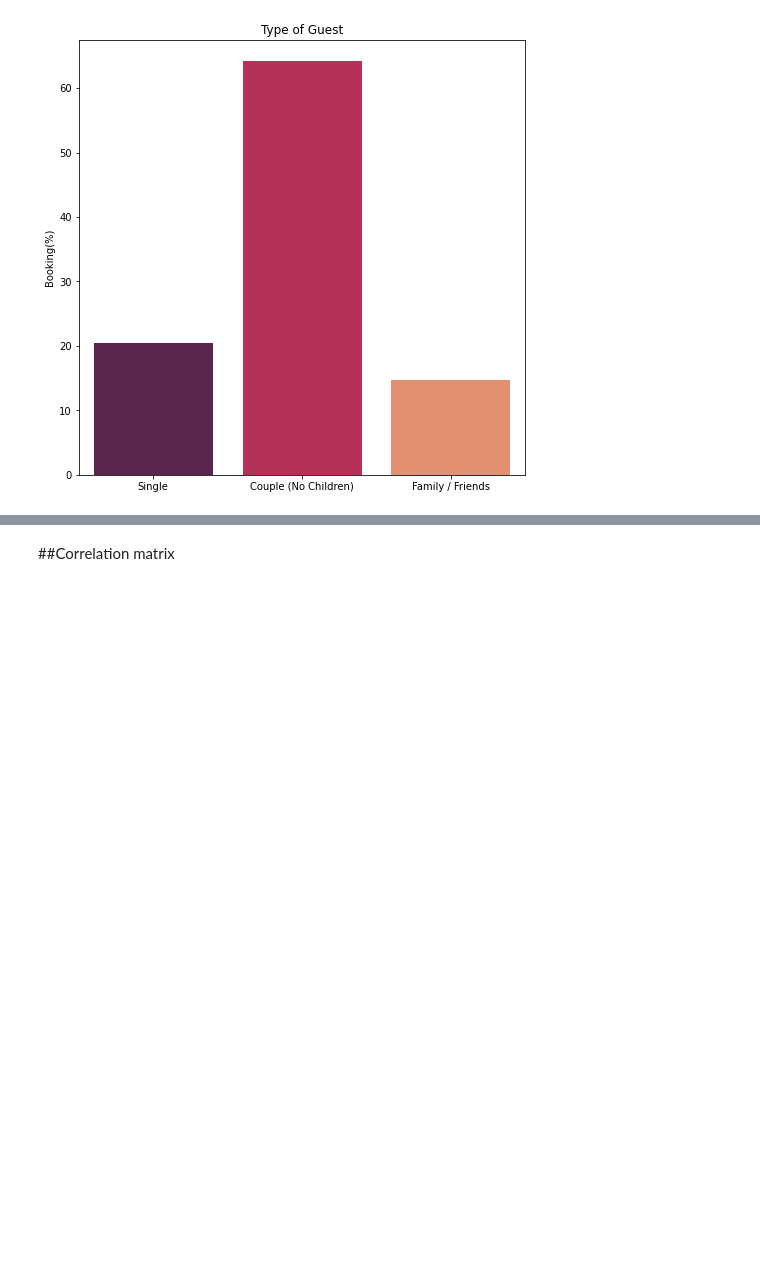
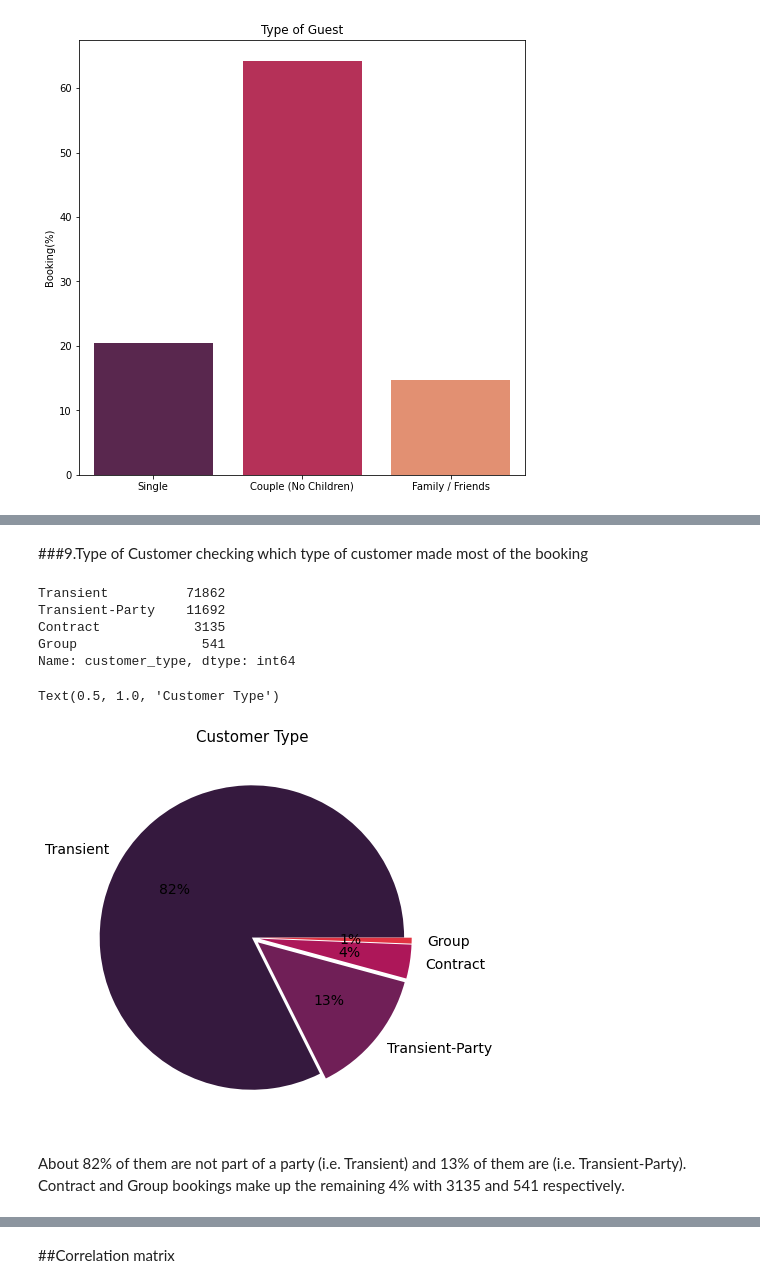
Before and after one commit to rafiddeshmukh/EDA-Hotel_Booking, a Jupyter notebook: Hotel_Booking_Analysis_Capstone_Project.ipynb, the cells around one changed output, grey strips where cells are left out. Drawn from its saved outputs; the diff is of its cells as text; code cells hidden in the pictures; blank space fills up the shorter version.

```diff
--- a/Hotel_Booking_Analysis_Capstone_Project.ipynb
+++ b/Hotel_Booking_Analysis_Capstone_Project.ipynb
@@ -655,0 +655,32 @@ See the caveats in the documentation: https://pandas.pydata.org/pandas-docs/stab
+# %% [markdown]
+###9.Type of Customer
+checking which type of customer made most of the booking
+# %%
+#Counting value for customer type
+df["customer_type"].value_counts()
+# %% [output]
+Transient          71862
+Transient-Party    11692
+Contract            3135
+Group                541
+Name: customer_type, dtype: int64
+# %%
+#for rocket colour for pie chart
+palette_color = sns.color_palette('rocket')
+co_t=df['customer_type'].value_counts()
+
+#setting figure size
+plt.figure(figsize=(14,7))
+
+#Plotting pie chart for better understanding from seaborn
+pie=plt.pie(co_t, labels=co_t.index, colors=palette_color,
+         autopct='%.0f%%',explode=[0,0.05,0.05,0.05],
+         textprops={'fontsize': 14})
+
+#setting title for plot
+plt.title('Customer Type',fontsize= 15,)
+# %% [output]
+Text(0.5, 1.0, 'Customer Type')
+[figure, added]
+# %% [markdown]
+About 82% of them are not part of a party (i.e. Transient) and 13% of them are (i.e. Transient-Party). Contract and Group bookings make up the remaining 4% with 3135 and 541 respectively.
```
Also changed, not shown: parts of 25 cells of this notebook.
